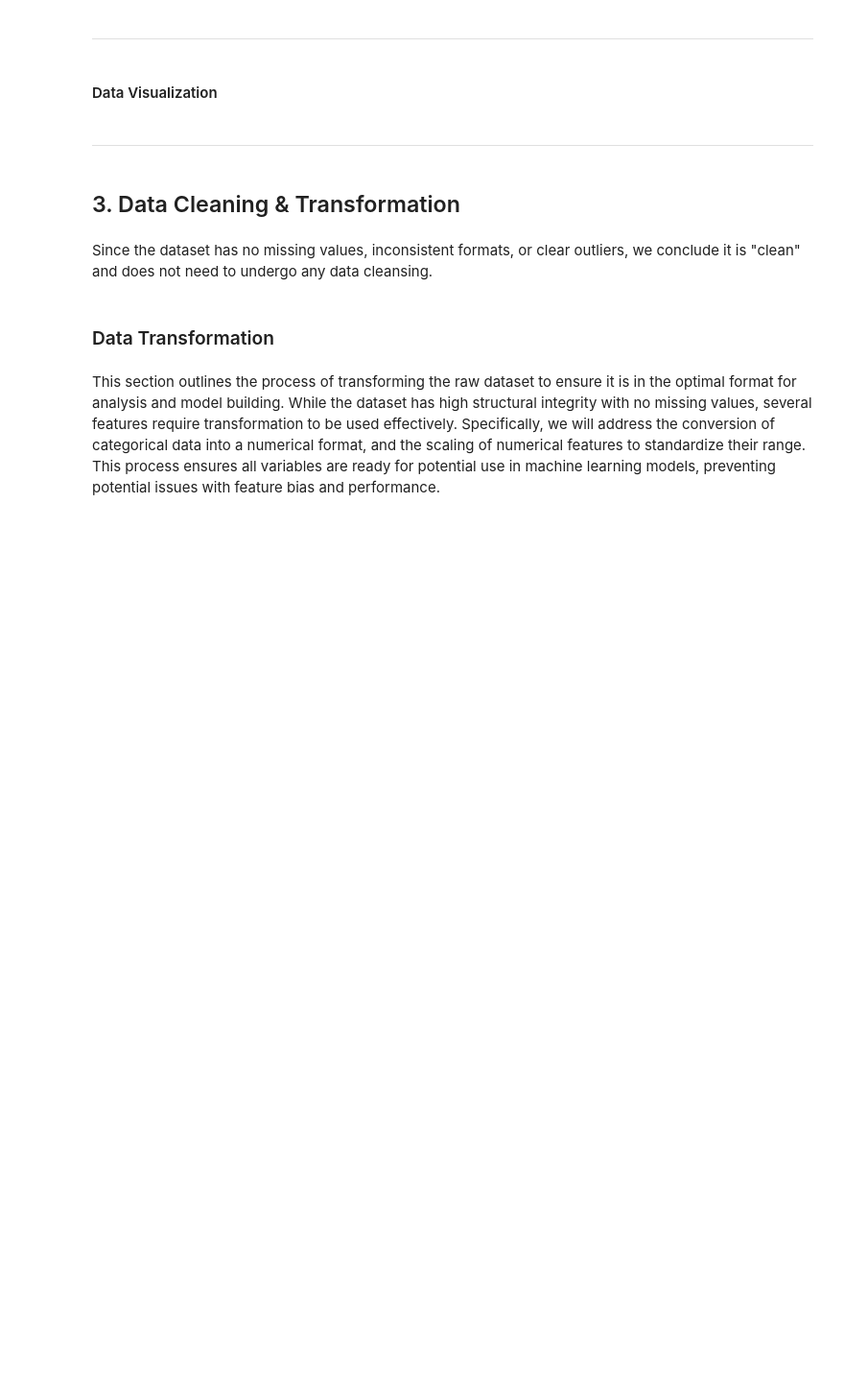
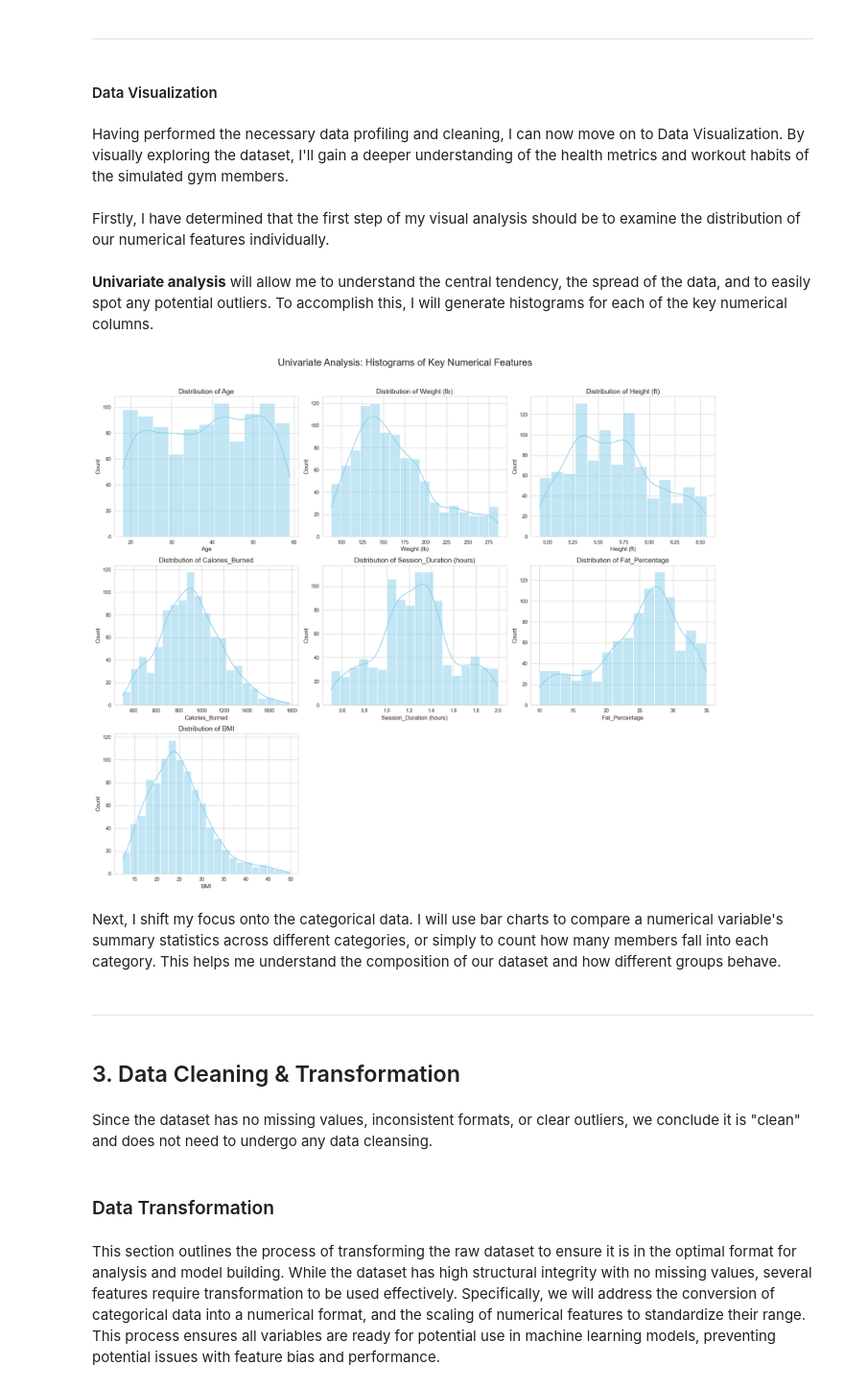
Before and after one commit to axelcabato/da-proj-1, a Jupyter notebook: 1stDAProject.ipynb, the cells around one changed output. Shown: that part at 96% size. Saved outputs shown, nothing was run; the diff lists cells and outputs as text; code cells hidden in the pictures; blank space fills up the shorter version.

```diff
--- a/1stDAProject.ipynb
+++ b/1stDAProject.ipynb
@@ -159,6 +161,54 @@ To validate the newly-engineered `Weight (lbs)` and `Height (ft)` features, I us
 ---
 # %% [markdown]
 #### Data Visualization
+# %% [markdown]
+Having performed the necessary data profiling and cleaning, I can now move on to Data Visualization. By visually exploring the dataset, I'll gain a deeper understanding of the health metrics and workout habits of the simulated gym members.
+# %% [markdown]
+Firstly, I have determined that the first step of my visual analysis should be to examine the distribution of our numerical features individually.
+# %% [markdown]
+**Univariate analysis** will allow me to understand the central tendency, the spread of the data, and to easily spot any potential outliers. To accomplish this, I will generate histograms for each of the key numerical columns.
+# %%
+# Import Matplotlib and seaborn
+import matplotlib.pyplot as plt
+import seaborn as sns
+
+# Define the numerical features for univariate analysis
+numerical_features = ['Age', 'Weight (lb)', 'Height (ft)', 'Calories_Burned', 'Session_Duration (hours)', 'Fat_Percentage', 'BMI']
+
+# Set the style for the plots
+sns.set_style("whitegrid")
+
+# Create a figure and a set of subplots
+# We will use a 3x3 grid for the 7 plots.
+fig, axes = plt.subplots(nrows=3, ncols=3, figsize=(18, 15))
+# Flatten the axes array to easily iterate through it
+axes = axes.flatten()
+
+# Iterate through the numerical features and create a histogram for each
+for i, feature in enumerate(numerical_features):
+    ax = axes[i]
+    # Use seaborn's histplot to create a histogram with a KDE curve
+    sns.histplot(data=df, x=feature, kde=True, ax=ax, color='skyblue')
+    ax.set_title(f'Distribution of {feature}', fontsize=14)
+    ax.set_xlabel(feature, fontsize=12)
+    ax.set_ylabel('Count', fontsize=12)
+
+# Hide any unused subplots
+for j in range(len(numerical_features), len(axes)):
+    axes[j].axis('off')
+
+# Set a main title for the entire figure
+fig.suptitle('Univariate Analysis: Histograms of Key Numerical Features', fontsize=20, y=1.02)
+
+# Adjust layout to prevent titles from overlapping
+plt.tight_layout()
+
+# Display the plots
+plt.show()
+# %% [output]
+[figure, added]
+# %% [markdown]
+Next, I shift my focus onto the categorical data. I will use bar charts to compare a numerical variable's summary statistics across different categories, or simply to count how many members fall into each category. This helps me understand the composition of our dataset and how different groups behave.
 # %% [markdown]
 ___
 # %% [markdown]
```
Also changed, not shown: parts of 3 cells of this notebook, 1 other file.
